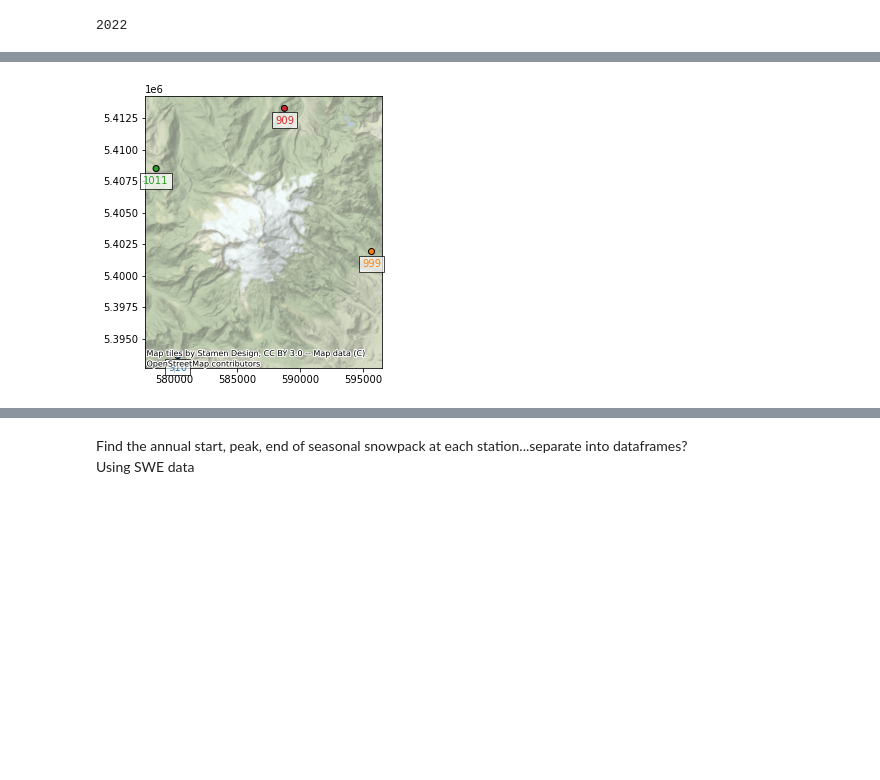
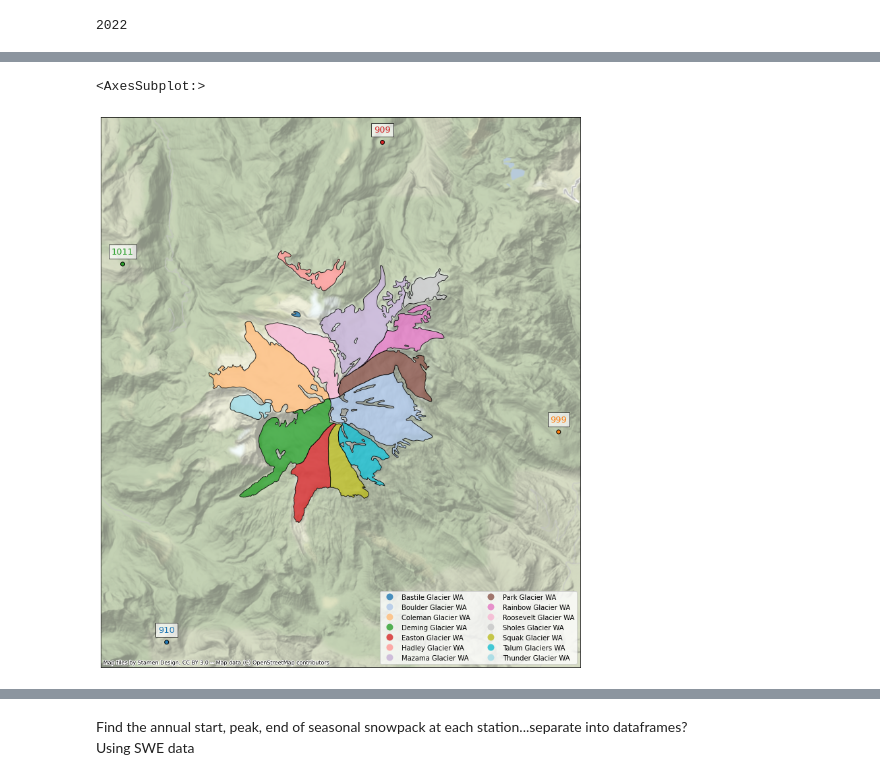
Before and after one commit to UW-GDA/Mt-Baker-Glacier-Exploration, a Jupyter notebook: final-project/snotel_stats.ipynb, the cells around one changed output, grey strips where cells are left out. Cells and saved outputs as stored; diff of their text form; code cells hidden in the pictures; blank space fills up the shorter version.

```diff
--- a/final-project/snotel_stats.ipynb
+++ b/final-project/snotel_stats.ipynb
@@ -37,16 +37,23 @@ sites_gdf_proj = sites_gdf_all.to_crs(32610)
 # %%
 snwd_df = pd.read_pickle(snwd_pkl_fn)
 wteq_df = pd.read_pickle(wteq_pkl_fn)
+# %%
+baker_glaciers = gpd.read_file('baker_glacier.json')
+baker_glaciers = baker_glaciers.to_crs(32610)
 # %%
 color_list = ['C%i' % i for i in range(len(sites_gdf_proj))]
 
-f, ax = plt.subplots(figsize=(15,5))
+f, ax = plt.subplots(figsize=(15,15))
 sites_gdf_proj.plot(facecolor=color_list, edgecolor='k', ax=ax)
 for x, y, label, c in zip(sites_gdf_proj.geometry.x, sites_gdf_proj.geometry.y, sites_gdf_proj.code.str.split('_').str[0], color_list):
-    ax.annotate(label, xy=(x,y), xytext=(0, -15), ha='center', textcoords="offset points", color=c, bbox=dict(boxstyle="square",fc='w',alpha=0.7))
+    ax.annotate(label, xy=(x,y), xytext=(0, 15), ha='center', textcoords="offset points", color=c, fontsize=13, bbox=dict(boxstyle="square",fc='w',alpha=0.7))
 ctx.add_basemap(ax=ax, crs=sites_gdf_proj.crs, source=ctx.providers.Stamen.Terrain, alpha=0.7)
+ax.tick_params(bottom=False, left=False, labelleft=False, labelbottom=False)
+
+baker_glaciers.plot(cmap='tab20', edgecolor='k', alpha=0.8, ax=ax, column=baker_glaciers.Name, legend=True, legend_kwds={'loc': 'lower right', 'ncol': 2})
 # %% [output]
+<AxesSubplot:>
-[figure, old version]
+[figure, new version]
 # %%
 snwd_df = pd.read_pickle(snwd_pkl_fn)
 snwd_df = snwd_df.dropna(thresh=4)
```
Also changed, not shown: parts of 64 cells of this notebook.
